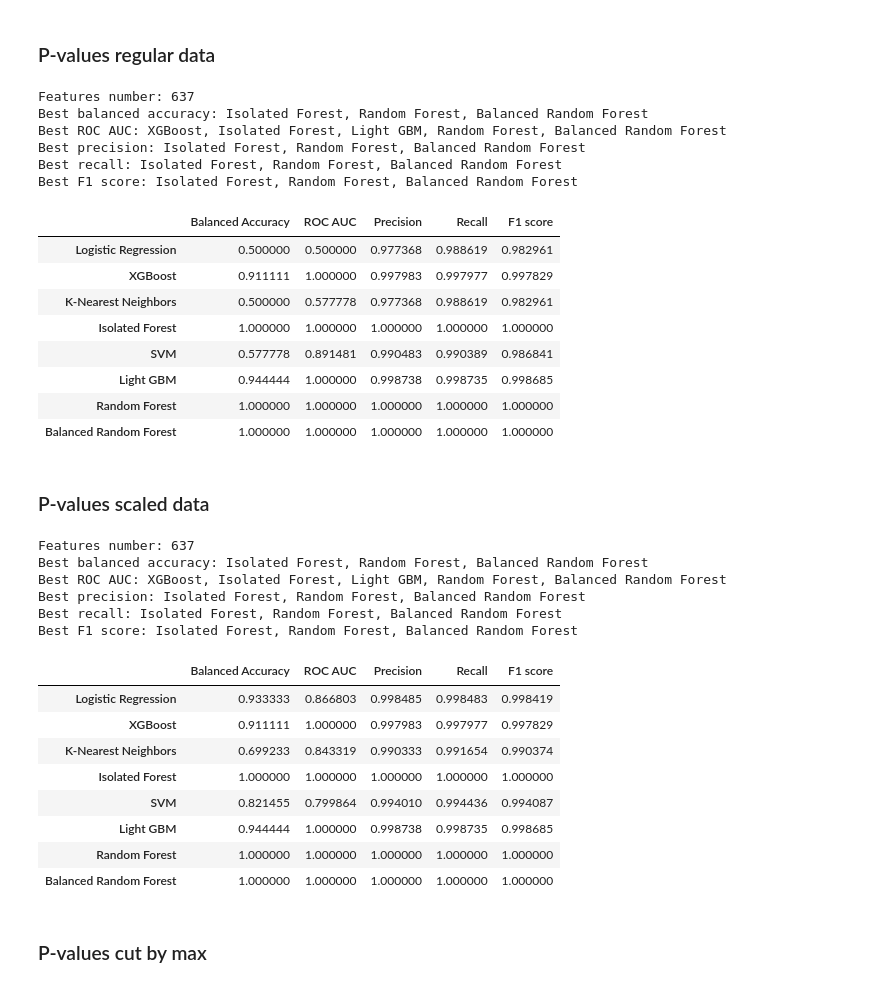
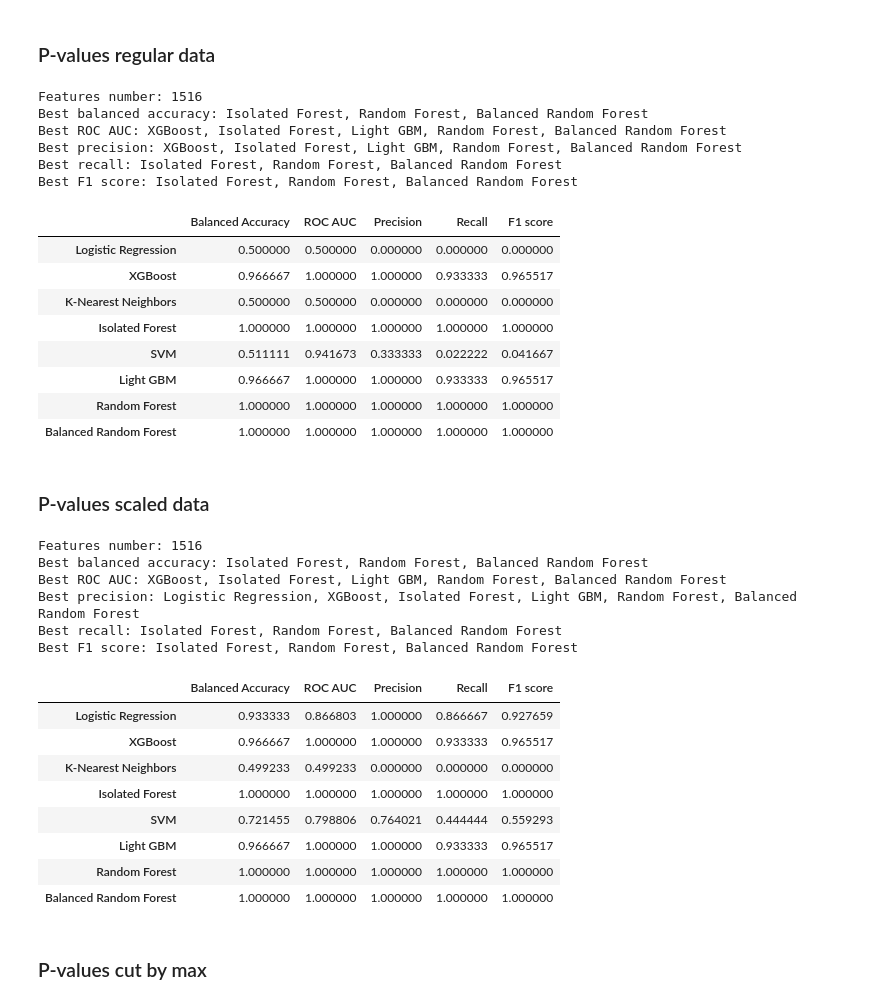
Before and after one commit to melehean/CTC-Detection, a Jupyter notebook: compare_models_by_type_t2_dataset.ipynb, the cells around one changed output. Drawn from its saved outputs; the diff is of its cells as text; code cells hidden in the pictures.

```diff
--- a/compare_models_by_type_t2_dataset.ipynb
+++ b/compare_models_by_type_t2_dataset.ipynb
@@ -178,26 +181,26 @@ Best F1 score: Balanced Random Forest
 # %% [markdown]
 ### P-values regular data
 # %%
-statistics = calculate_statistics(train_data, train_true_results.values.ravel())
-statistics = statistics[statistics["p_values"] < 0.05]
+statistics = calculate_statistics(train_data, train_true_results)
+statistics = statistics[statistics["p-values"] < 0.05]
 p_values_regular_train_data = train_data[statistics.index]
 p_values_regular_test_data = test_data[statistics.index]
 
 run_all_models(classifiers, names, p_values_regular_train_data, train_true_results, p_values_regular_test_data, test_true_results)
 # %% [output]
-Features number: 637
+Features number: 1516
 Best balanced accuracy: Isolated Forest, Random Forest, Balanced Random Forest
 Best ROC AUC: XGBoost, Isolated Forest, Light GBM, Random Forest, Balanced Random Forest
-Best precision: Isolated Forest, Random Forest, Balanced Random Forest
+Best precision: XGBoost, Isolated Forest, Light GBM, Random Forest, Balanced Random Forest
 Best recall: Isolated Forest, Random Forest, Balanced Random Forest
 Best F1 score: Isolated Forest, Random Forest, Balanced Random Forest
 |  | Balanced Accuracy | ROC AUC | Precision | Recall | F1 score |
-| Logistic Regression | 0.500000 | 0.500000 | 0.977368 | 0.988619 | 0.982961 |
-| XGBoost | 0.911111 | 1.000000 | 0.997983 | 0.997977 | 0.997829 |
-| K-Nearest Neighbors | 0.500000 | 0.577778 | 0.977368 | 0.988619 | 0.982961 |
+| Logistic Regression | 0.500000 | 0.500000 | 0.000000 | 0.000000 | 0.000000 |
+| XGBoost | 0.966667 | 1.000000 | 1.000000 | 0.933333 | 0.965517 |
+| K-Nearest Neighbors | 0.500000 | 0.500000 | 0.000000 | 0.000000 | 0.000000 |
 | Isolated Forest | 1.000000 | 1.000000 | 1.000000 | 1.000000 | 1.000000 |
-| SVM | 0.577778 | 0.891481 | 0.990483 | 0.990389 | 0.986841 |
-| Light GBM | 0.944444 | 1.000000 | 0.998738 | 0.998735 | 0.998685 |
+| SVM | 0.511111 | 0.941673 | 0.333333 | 0.022222 | 0.041667 |
+| Light GBM | 0.966667 | 1.000000 | 1.000000 | 0.933333 | 0.965517 |
 | Random Forest | 1.000000 | 1.000000 | 1.000000 | 1.000000 | 1.000000 |
 | Balanced Random Forest | 1.000000 | 1.000000 | 1.000000 | 1.000000 | 1.000000 |
 # %% [markdown]
@@ -208,19 +211,19 @@ p_values_scaled_test_data = scaled_test_data[statistics.index]
 
 run_all_models(classifiers, names, p_values_scaled_train_data, train_true_results, p_values_scaled_test_data, test_true_results)
 # %% [output]
-Features number: 637
+Features number: 1516
 Best balanced accuracy: Isolated Forest, Random Forest, Balanced Random Forest
 Best ROC AUC: XGBoost, Isolated Forest, Light GBM, Random Forest, Balanced Random Forest
-Best precision: Isolated Forest, Random Forest, Balanced Random Forest
+Best precision: Logistic Regression, XGBoost, Isolated Forest, Light GBM, Random Forest, Balanced Random Forest
 Best recall: Isolated Forest, Random Forest, Balanced Random Forest
 Best F1 score: Isolated Forest, Random Forest, Balanced Random Forest
 |  | Balanced Accuracy | ROC AUC | Precision | Recall | F1 score |
-| Logistic Regression | 0.933333 | 0.866803 | 0.998485 | 0.998483 | 0.998419 |
-| XGBoost | 0.911111 | 1.000000 | 0.997983 | 0.997977 | 0.997829 |
-| K-Nearest Neighbors | 0.699233 | 0.843319 | 0.990333 | 0.991654 | 0.990374 |
+| Logistic Regression | 0.933333 | 0.866803 | 1.000000 | 0.866667 | 0.927659 |
+| XGBoost | 0.966667 | 1.000000 | 1.000000 | 0.933333 | 0.965517 |
+| K-Nearest Neighbors | 0.499233 | 0.499233 | 0.000000 | 0.000000 | 0.000000 |
 | Isolated Forest | 1.000000 | 1.000000 | 1.000000 | 1.000000 | 1.000000 |
-| SVM | 0.821455 | 0.799864 | 0.994010 | 0.994436 | 0.994087 |
-| Light GBM | 0.944444 | 1.000000 | 0.998738 | 0.998735 | 0.998685 |
+| SVM | 0.721455 | 0.798806 | 0.764021 | 0.444444 | 0.559293 |
+| Light GBM | 0.966667 | 1.000000 | 1.000000 | 0.933333 | 0.965517 |
 | Random Forest | 1.000000 | 1.000000 | 1.000000 | 1.000000 | 1.000000 |
 | Balanced Random Forest | 1.000000 | 1.000000 | 1.000000 | 1.000000 | 1.000000 |
 # %% [markdown]
```
Also changed, not shown: parts of 14 cells of this notebook, 4 other files.
